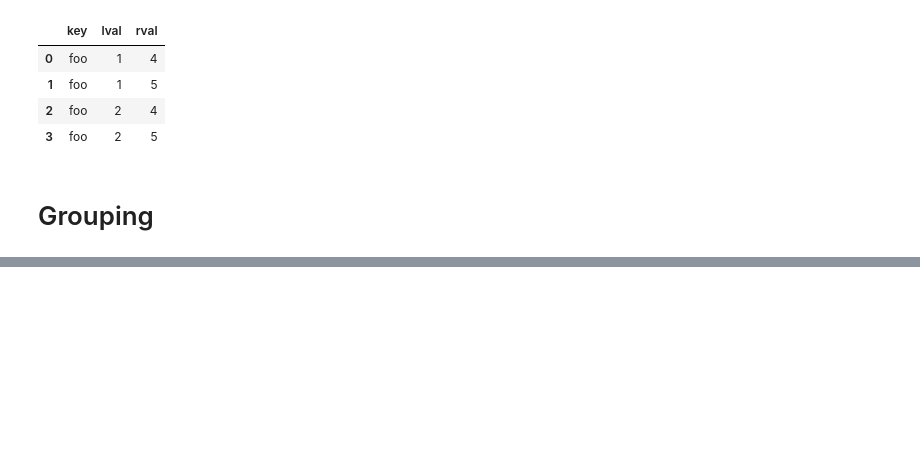
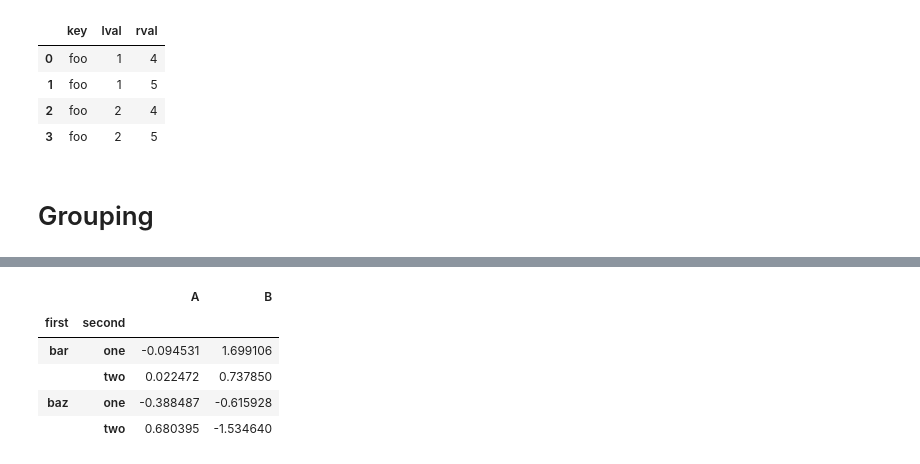
Before and after one commit to KIMS-Github/TIL_, a Jupyter notebook: pandas_10min_practice/pandas_practice_001.ipynb, the cells around one changed output, grey strips where cells are left out. Saved outputs shown, nothing was run; the diff lists cells and outputs as text; code cells hidden in the pictures; blank space fills up the shorter version.

```diff
--- a/pandas_10min_practice/pandas_practice_001.ipynb
+++ b/pandas_10min_practice/pandas_practice_001.ipynb
@@ -597,0 +615,6 @@ df.groupby(['A','B']).sum()
+# %%
+tuples = list(zip(*[['bar', 'bar', 'baz', 'baz',
+                    'foo', 'foo', 'qux', 'qux'],
+                   ['one', 'two', 'one', 'two',
+                    'one', 'two', 'one', 'tow']]))
+tuples
@@ -597,0 +630,13 @@ df.groupby(['A','B']).sum()
+# %%
+index = pd.MultiIndex.from_tuples(tuples, names=['first', 'second'])
+# %%
+df= pd.DataFrame(np.random.randn(8, 2), index = index, columns = ['A', 'B'])
+df2 = df[:4]
+df2
+# %% [output]
+|  |  | A | B |
+| first | second |  |  |
+| bar | one | -0.094531 | 1.699106 |
+|  | two | 0.022472 | 0.737850 |
+| baz | one | -0.388487 | -0.615928 |
+|  | two | 0.680395 | -1.534640 |
```
Also changed, not shown: parts of 63 cells of this notebook.
